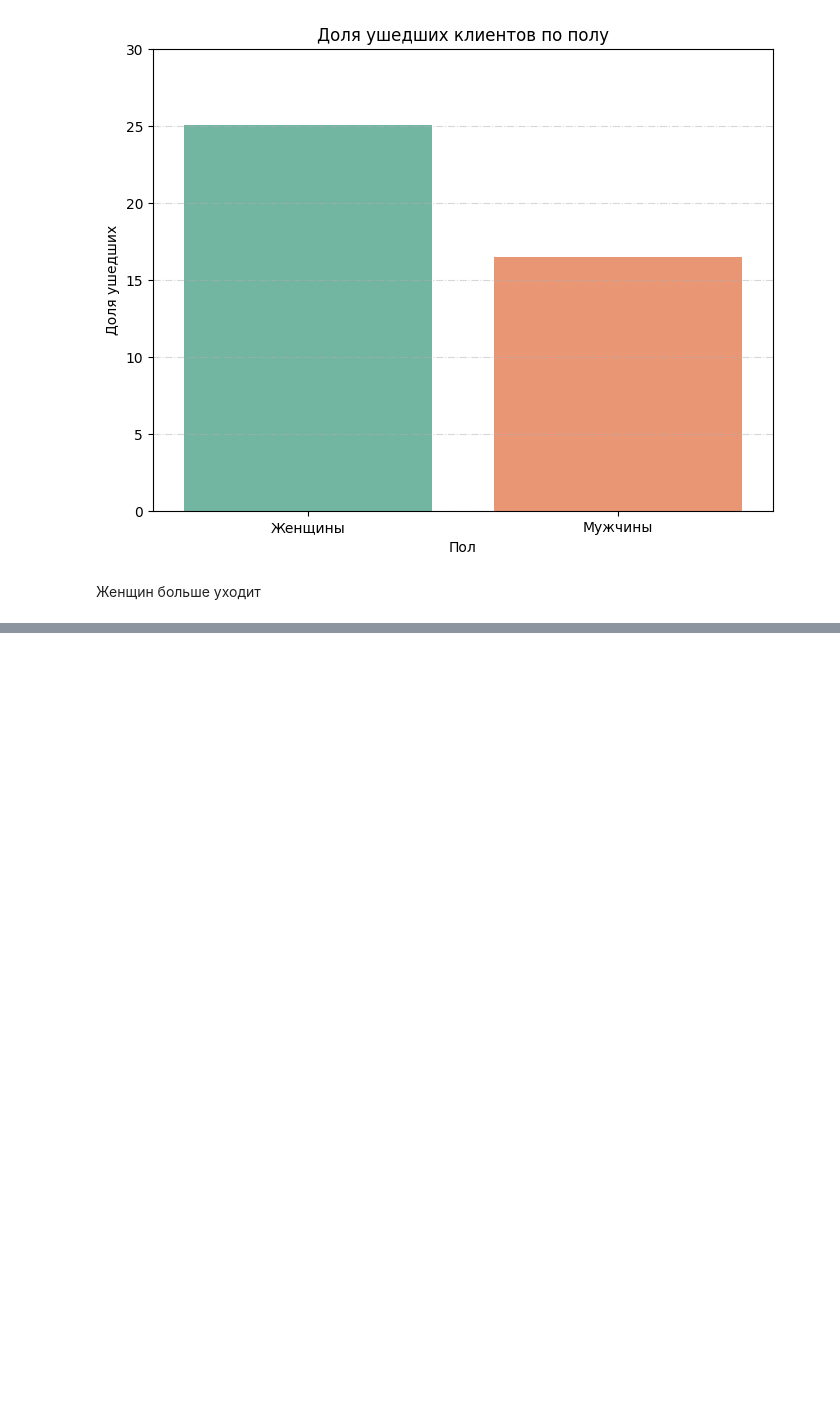
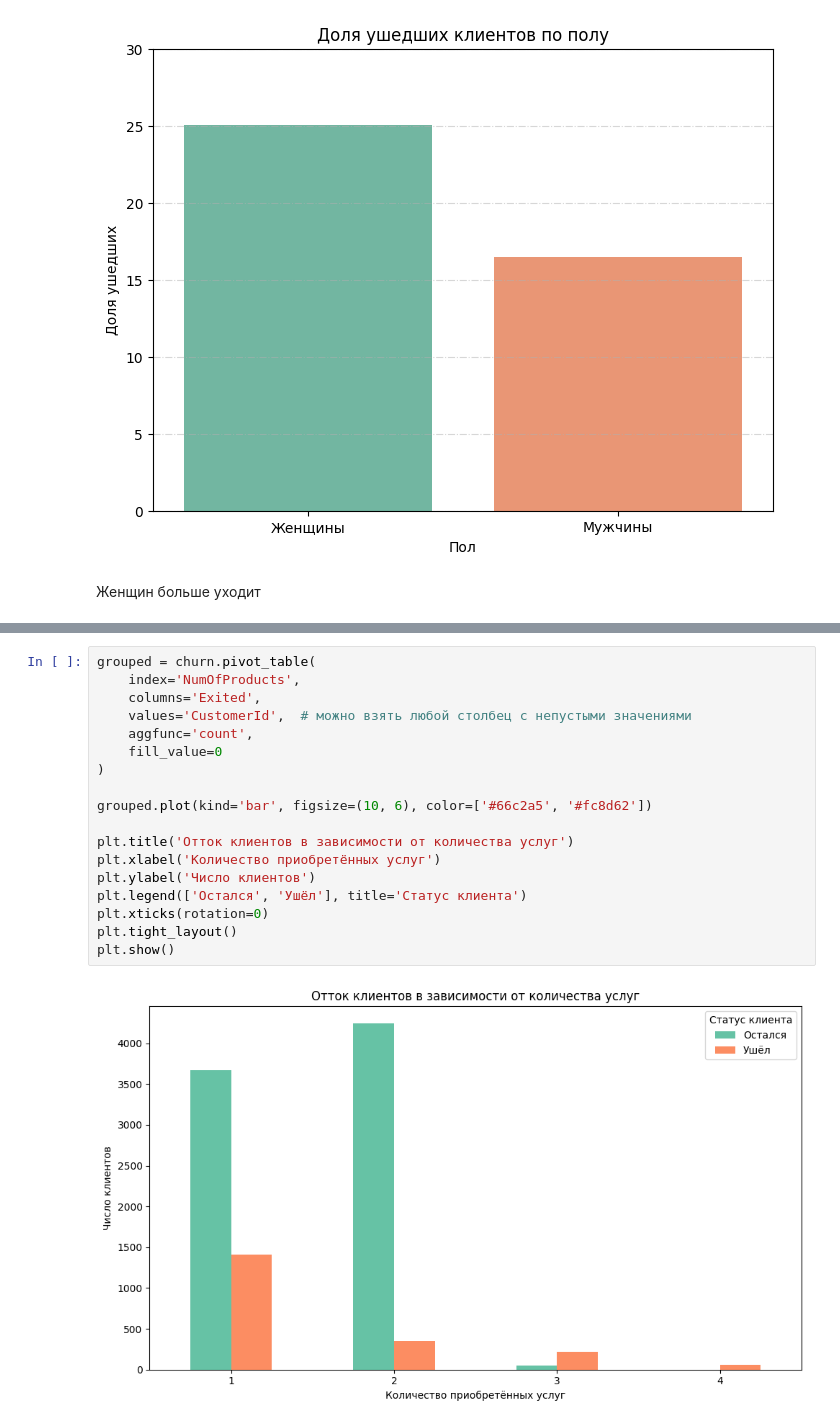
Before and after one commit to yevgeniy2504/sf_education_repo, a Jupyter notebook: task_2_hw/task_2.ipynb, the cells around one changed output, grey strips where cells are left out. Cells and saved outputs as stored; diff of their text form; blank space fills up the shorter version.

```diff
--- a/task_2_hw/task_2.ipynb
+++ b/task_2_hw/task_2.ipynb
@@ -159,0 +142,20 @@ plt.show()
+# %%
+grouped = churn.pivot_table(
+    index='NumOfProducts',
+    columns='Exited',
+    values='CustomerId',  # можно взять любой столбец с непустыми значениями
+    aggfunc='count',
+    fill_value=0
+)
+
+grouped.plot(kind='bar', figsize=(10, 6), color=['#66c2a5', '#fc8d62'])
+
+plt.title('Отток клиентов в зависимости от количества услуг')
+plt.xlabel('Количество приобретённых услуг')
+plt.ylabel('Число клиентов')
+plt.legend(['Остался', 'Ушёл'], title='Статус клиента')
+plt.xticks(rotation=0)
+plt.tight_layout()
+plt.show()
+# %% [output]
+[figure, added]
```
Also changed, not shown: parts of 14 cells of this notebook.
